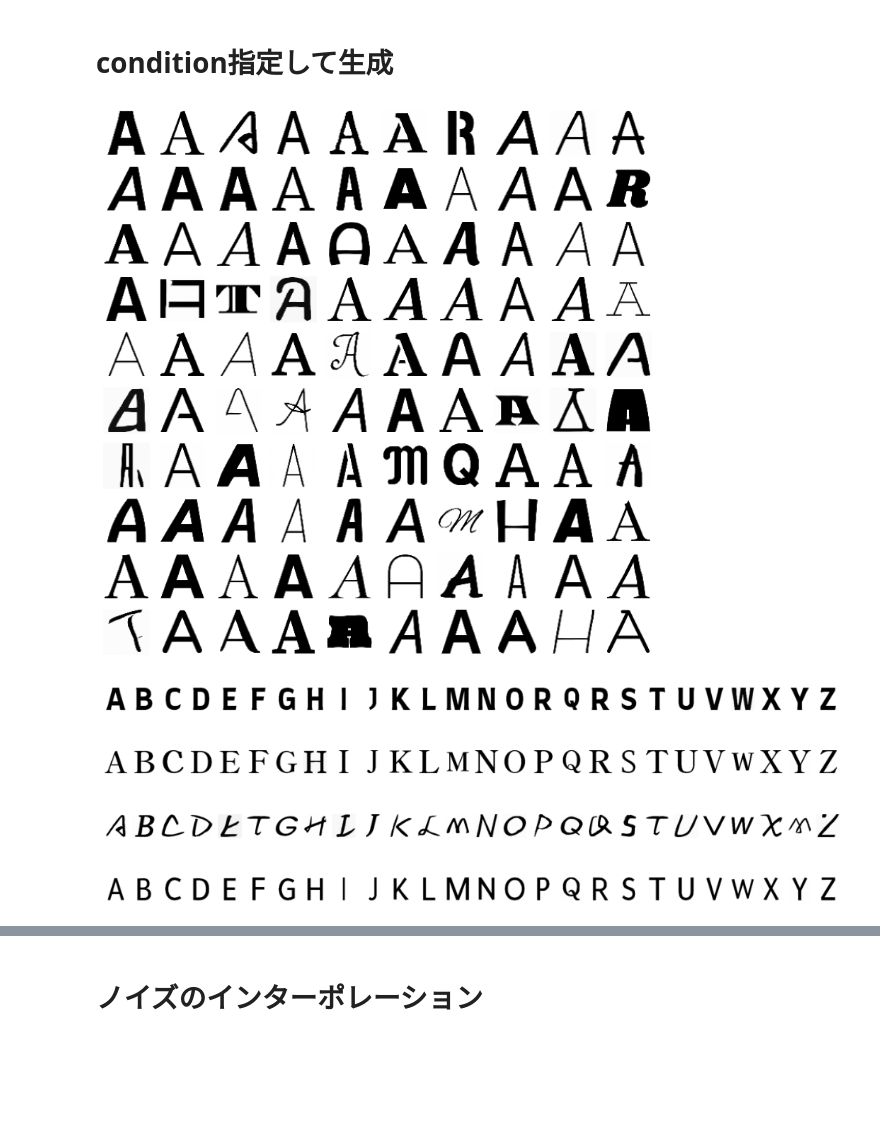
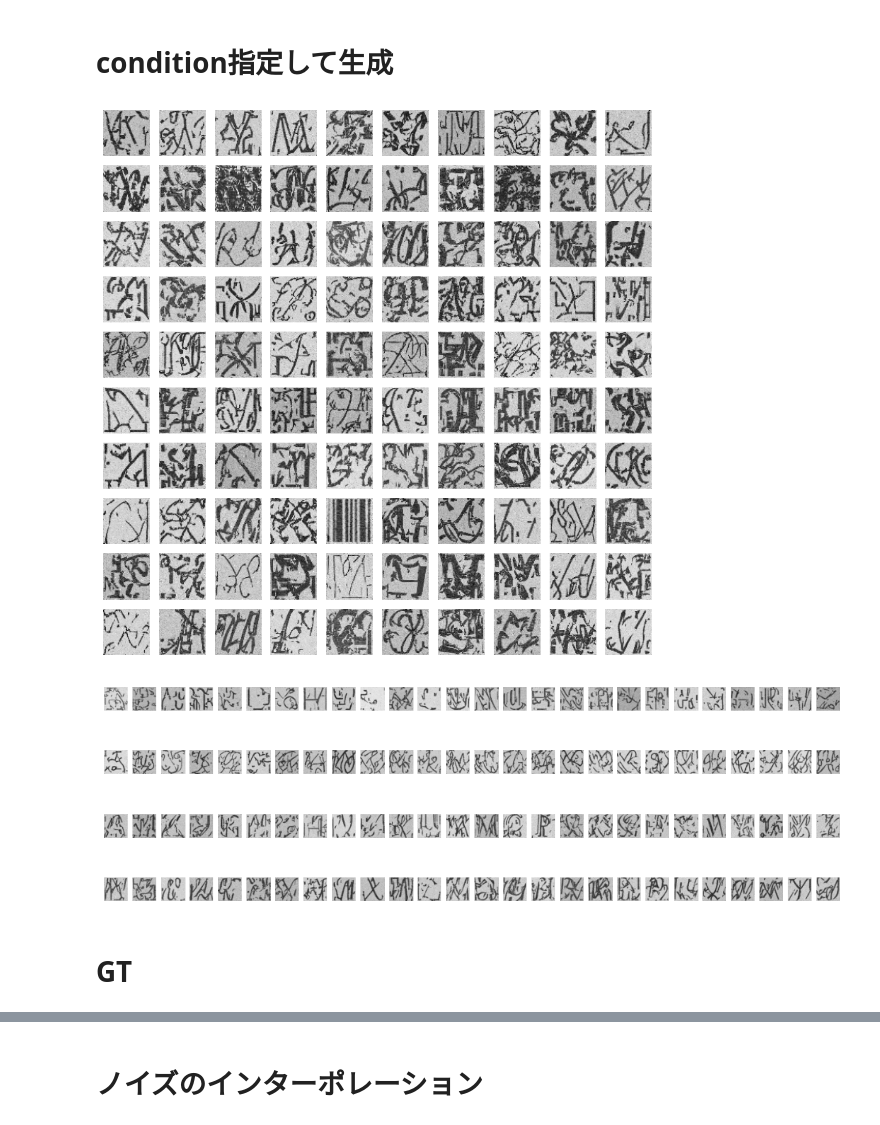
Before and after one commit to tetuomi/font-style-interpolation, a Jupyter notebook: scratch.ipynb, the cells around one changed output, grey strips where cells are left out. Cells and saved outputs as stored; diff of their text form; code cells hidden in the pictures; blank space fills up the shorter version.

```diff
--- a/scratch.ipynb
+++ b/scratch.ipynb
@@ -44,10 +44,13 @@ batch_size = 128
 channels = 1
 unet_dim = 32
 num_classes = 26
-num_style = 100
+num_style = 1000
 timesteps = 1000
 unet_dim_mults = (1, 2, 4, 8,)
-model_path = './weight/log3_classifier_free_guidance_step_400000.pth'
+# model_path = 'weight/log3_classifier_free_guidance_step_400000.pth'
+# model_path = 'weight/log7_C26_S1000_cfg_step_final.pth'
+# model_path = './weight/log12_C26_S1000_cfg_step_final.pth'
+model_path = './weight/log13_C26_S1000_cfg_step_final.pth'
 
 # define betas
 betas = cosine_beta_schedule(timesteps=timesteps)
@@ -131,6 +134,6 @@ def imscatter(x,y,image_list,_ax=None,zoom=0.2,color=['black']):
 # %% [markdown]
 # データの読み込み
 # %%
-dataloader = make_data_loader(batch_size, image_size)['train']
+dataloader = make_data_loader(batch_size, image_size, num_style)['train']
 d = dataloader.dataset
 # %% [output]
@@ -212,9 +200,8 @@ for scale in [3., 5., 7.]:
 # %% [markdown]
 # condition指定して生成
 # %%
-
-style_scale = 3.
-class_scale = 3.
+style_scale = 3.01
+class_scale = 3.01
 rescaled_phi = 0.7
 
 # 様々なスタイルを見る
@@ -224,33 +211,35 @@ style = torch.tensor([i for i in range(b)], device=device, dtype=torch.long)
 samples = sample(model, classes, style, image_size=image_size, batch_size=b, channels=channels, class_scale=class_scale, style_scale=style_scale, rescaled_phi=rescaled_phi)
 
 # show images
 fig, ax = plt.subplots(10, 10, figsize=(10, 10))
 for i in range(b):
     x = i // 10
     y = i % 10
     ax[x, y].axis("off")
     ax[x, y].imshow(samples[i][0].cpu().detach(), cmap="gray")
 
 plt.savefig(f"result/{os.path.basename(model_path).split('.')[0]}_generated1_{style_scale}_{class_scale}.png")
 plt.show()
 
 # 様々なクラスを見る
 b = 26*4
 classes = torch.tensor([i%26 for i in range(b)], device=device, dtype=torch.long)
 style = torch.tensor([i//26 for i in range(b)], device=device, dtype=torch.long)
 samples = sample(model, classes, style, image_size=image_size, batch_size=b, channels=channels, class_scale=class_scale, style_scale=style_scale, rescaled_phi=rescaled_phi)
 
 # show images
 fig, ax = plt.subplots(4, 26, figsize=(12, 4))
 for i in range(b):
     x = i // 26
     y = i % 26
     ax[x, y].axis("off")
     ax[x, y].imshow(samples[i][0].cpu().detach(), cmap="gray")
 
 plt.savefig(f"result/{os.path.basename(model_path).split('.')[0]}_generated2_{style_scale}_{class_scale}.png")
 plt.show()
 # %% [output]
-[figure, old version]
+[figure, new version]
-[figure, old version]
+[figure, new version]
+# %% [markdown]
+# GT
 # %%
```
Also changed, not shown: parts of 17 cells of this notebook.
